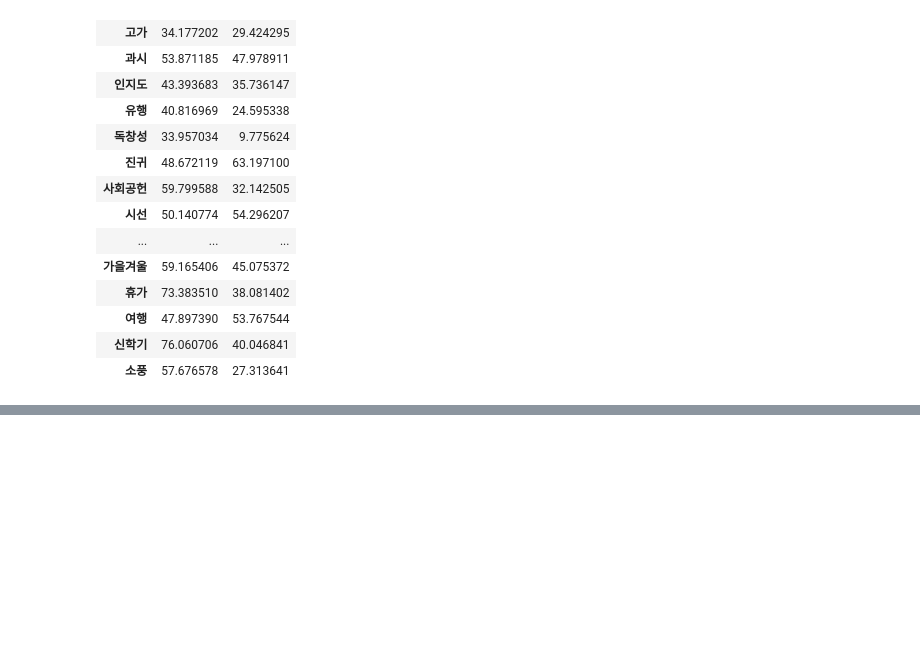
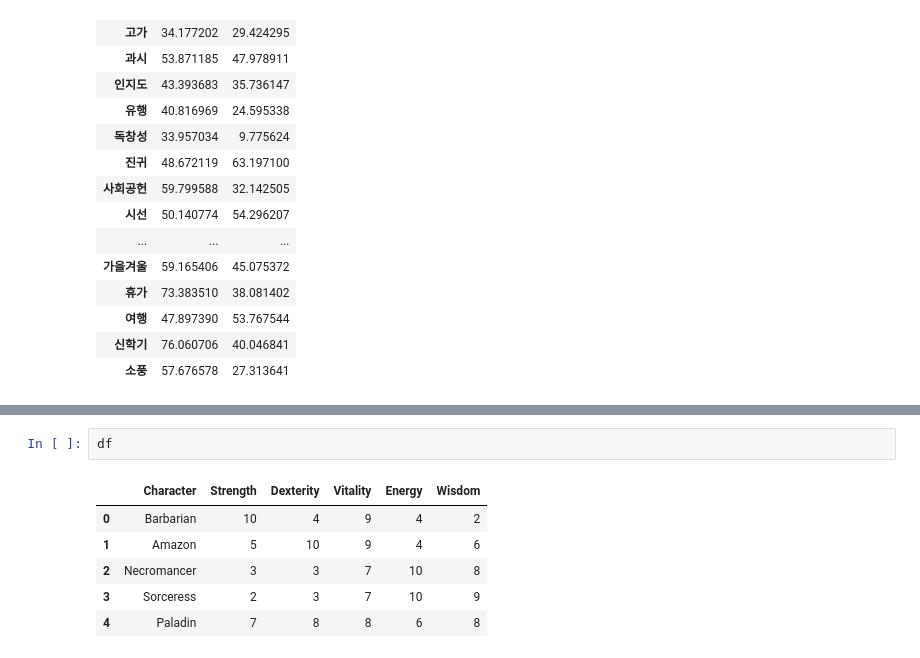
Before and after one commit to gem763/maskplay, a Jupyter notebook: data/style index test.ipynb, the cells around one changed output, grey strips where cells are left out. Cells and saved outputs as stored; diff of their text form; blank space fills up the shorter version.

```diff
--- a/data/style index test.ipynb
+++ b/data/style index test.ipynb
@@ -196,0 +234,9 @@ dtype: float64
+# %%
+df
+# %% [output]
+|  | Character | Strength | Dexterity | Vitality | Energy | Wisdom |
+| 0 | Barbarian | 10 | 4 | 9 | 4 | 2 |
+| 1 | Amazon | 5 | 10 | 9 | 4 | 6 |
+| 2 | Necromancer | 3 | 3 | 7 | 10 | 8 |
+| 3 | Sorceress | 2 | 3 | 7 | 10 | 9 |
+| 4 | Paladin | 7 | 8 | 8 | 6 | 8 |
```
Also changed, not shown: parts of 7 cells of this notebook, 2 other files.
